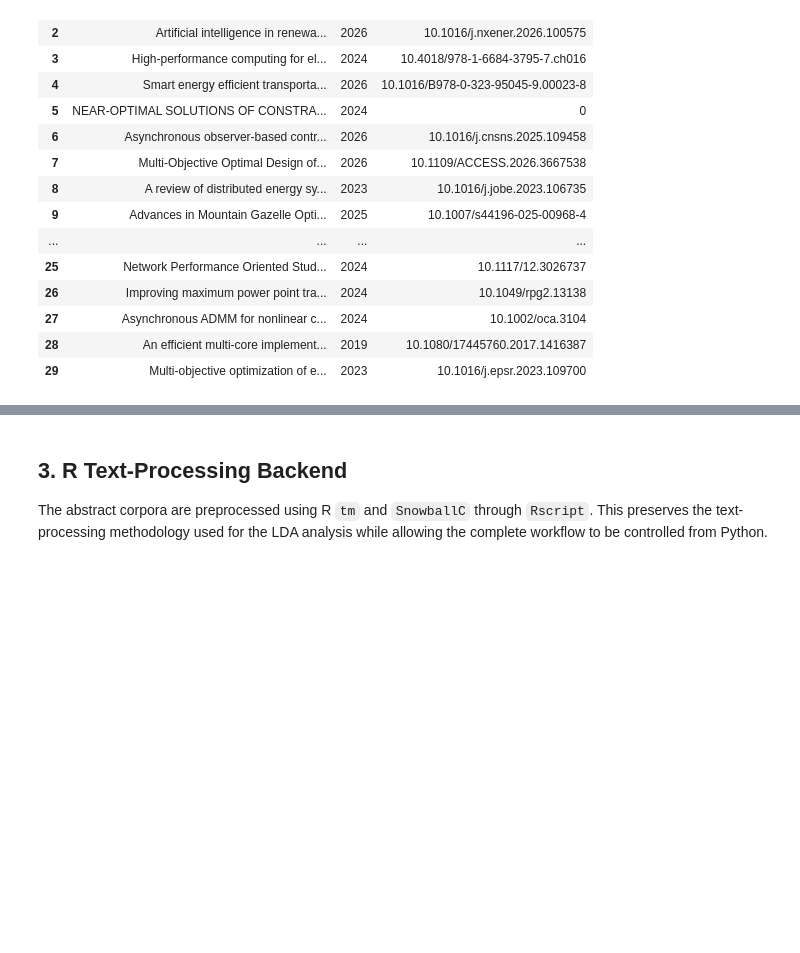
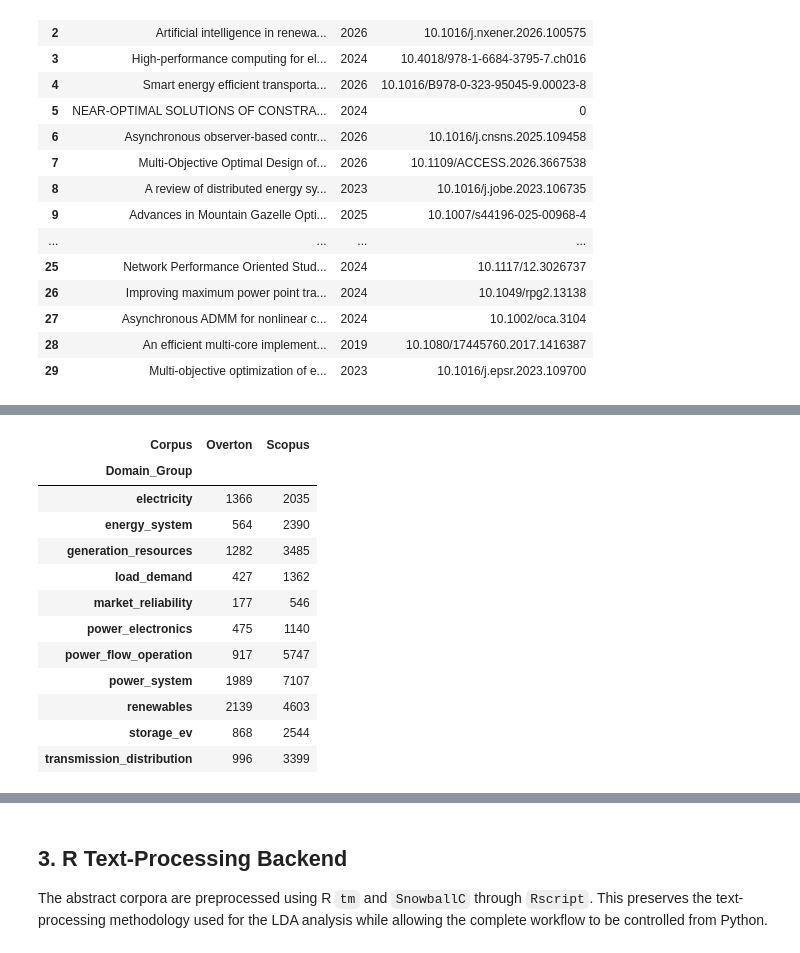
Before and after one commit to mdzalfirdausi/review_paper_2, a Jupyter notebook: notebooks/2.topic_modeling_iss.ipynb, the cells around one changed output, grey strips where cells are left out. Cells and saved outputs as stored; diff of their text form; code cells hidden in the pictures; blank space fills up the shorter version.

```diff
--- a/notebooks/2.topic_modeling_iss.ipynb
+++ b/notebooks/2.topic_modeling_iss.ipynb
@@ -384,0 +646,47 @@ SCOPUS
+# %%
+domain_group_summary = []
+
+for corpus_name, screening_df in domain_screening.items():
+
+    for group in DOMAIN_TERM_GROUPS:
+
+        count = int(
+            screening_df[
+                f"match_{group}"
+            ].sum()
+        )
+
+        domain_group_summary.append({
+            "Corpus": corpus_name.capitalize(),
+            "Domain_Group": group,
+            "Documents": count,
+            "Percent": (
+                count
+                / len(screening_df)
+                * 100
+            ),
+        })
+
+domain_group_summary = pd.DataFrame(
+    domain_group_summary
+)
+
+domain_group_summary.pivot(
+    index="Domain_Group",
+    columns="Corpus",
+    values="Documents",
+)
+# %% [output]
+| Corpus | Overton | Scopus |
+| Domain_Group |  |  |
+| electricity | 1366 | 2035 |
+| energy_system | 564 | 2390 |
+| generation_resources | 1282 | 3485 |
+| load_demand | 427 | 1362 |
+| market_reliability | 177 | 546 |
+| power_electronics | 475 | 1140 |
+| power_flow_operation | 917 | 5747 |
+| power_system | 1989 | 7107 |
+| renewables | 2139 | 4603 |
+| storage_ev | 868 | 2544 |
+| transmission_distribution | 996 | 3399 |
```
Also changed, not shown: parts of 33 cells of this notebook.
